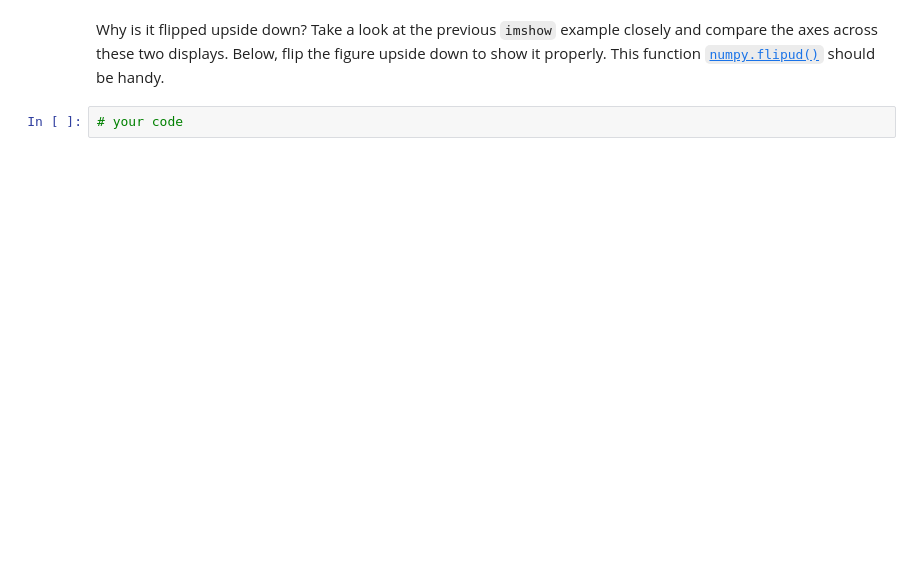
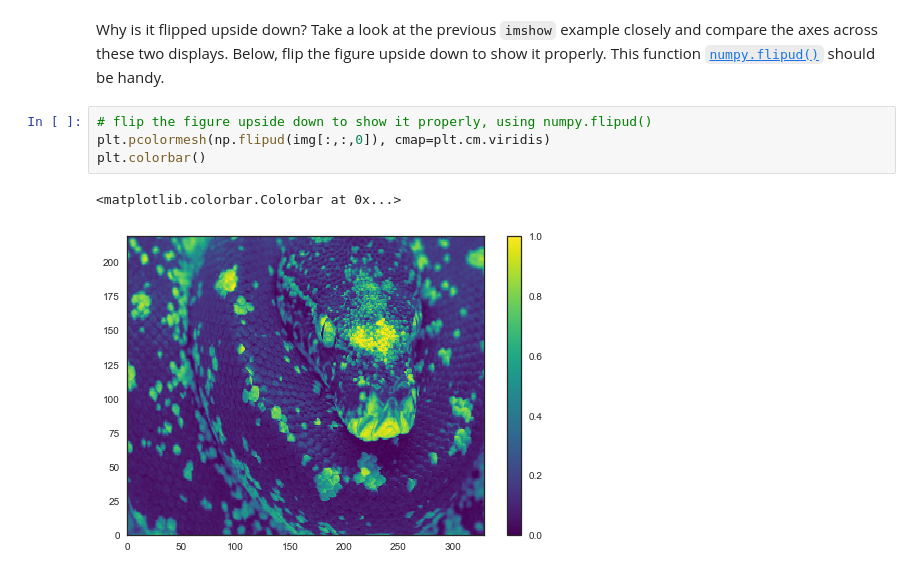
Before and after one commit to muftring/iu-datavis, a Jupyter notebook: week-04/w04_lab_uftring_michael.ipynb, the cells around one changed output. Cells and saved outputs as stored; diff of their text form; blank space fills up the shorter version.

```diff
--- a/week-04/w04_lab_uftring_michael.ipynb
+++ b/week-04/w04_lab_uftring_michael.ipynb
@@ -399,4 +465,9 @@ plt.colorbar()
 # %% [markdown]
 Why is it flipped upside down? Take a look at the previous `imshow` example closely and compare the axes across these two displays. Below, flip the figure upside down to show it properly. This function [`numpy.flipud()`](http://docs.scipy.org/doc/numpy/reference/generated/numpy.flipud.html) should be handy.
-# %%
-# your code
+# %%
+# flip the figure upside down to show it properly, using numpy.flipud()
+plt.pcolormesh(np.flipud(img[:,:,0]), cmap=plt.cm.viridis)
+plt.colorbar()
+# %% [output]
+<matplotlib.colorbar.Colorbar at 0x...>
+[figure, added]
```
Also changed, not shown: parts of 15 cells of this notebook.
